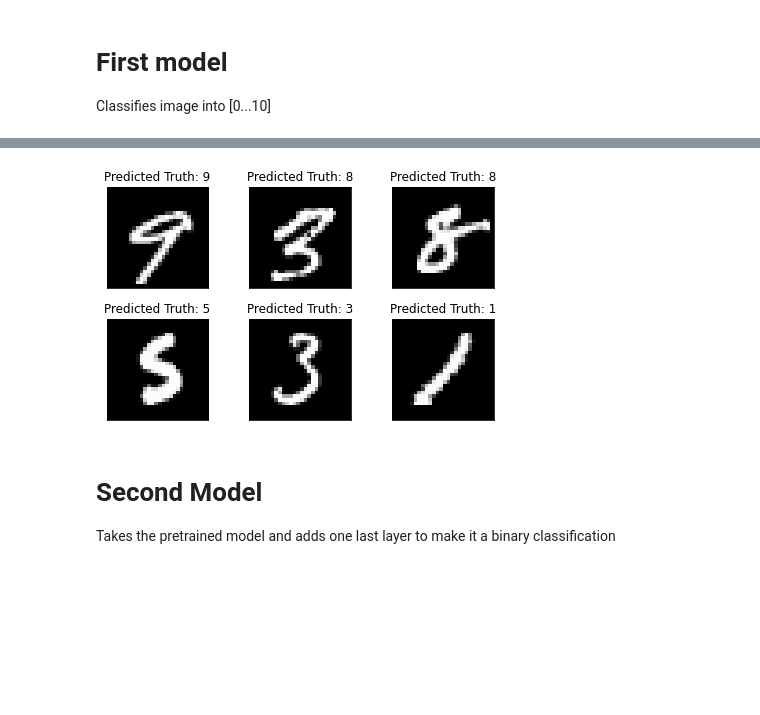
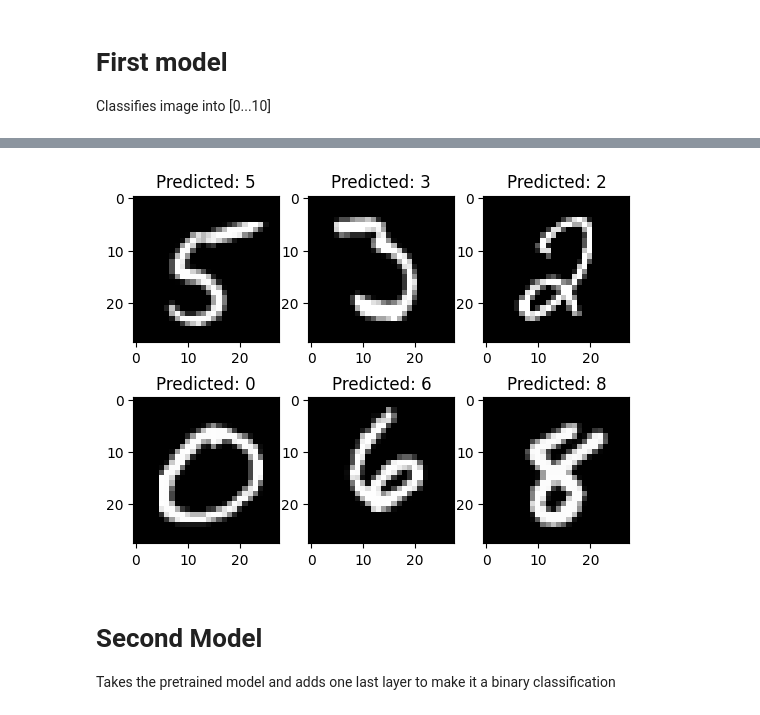
Before and after one commit to cgiova/xai_croco, a Jupyter notebook: mnist_model_train.ipynb, the cells around one changed output, grey strips where cells are left out. Cells and saved outputs as stored; diff of their text form; code cells hidden in the pictures; blank space fills up the shorter version.

```diff
--- a/mnist_model_train.ipynb
+++ b/mnist_model_train.ipynb
@@ -16,5 +17,5 @@ import matplotlib.pyplot as plt
 # %%
-batch_size_train = 64
+batch_size_train = 128
 batch_size_test = 1000
 
 
@@ -50,12 +51,0 @@ for i in range(6):
-# %%
-#PARAMETERS
-n_epochs = 3
-learning_rate = 0.01
-momentum = 0.5
-
-conv_net = ann.ConvNet()
-optimizer = optim.Adam(conv_net.parameters(), lr=learning_rate)
-# %%
-for epoch in range(1, n_epochs + 1):
-    ann.train(epoch,train_loader,conv_net,optimizer)
-    ann.test(test_loader,conv_net)
@@ -67,0 +83,7 @@ Test set: Avg. loss: 0.1159, Accuracy: 9672/10000 (97%)
+# %%
+#PARAMETERS
+learning_rate=1e-3
+num_epochs=10
+
+conv_net = ann.ConvNet()
+train_model(num_epochs,conv_net,train_loader,test_loader,learning_rate)
@@ -68,18 +101,12 @@ Test set: Avg. loss: 0.1159, Accuracy: 9672/10000 (97%)
 # %%
-examples = enumerate(test_loader)
-batch_idx, (example_data, example_targets) = next(examples)
-
-fig = plt.figure()
 for i in range(6):
     plt.subplot(2,3,i+1)
-    plt.tight_layout()
-    plt.imshow(example_data[i].view(28, 28), cmap='gray', interpolation='none')
-    predicted_class = torch.argmax(conv_net(example_data[i]), dim=1).item()
-    plt.title("Predicted Truth: {}".format(predicted_class))
-    plt.xticks([])
-    plt.yticks([])
+    plt.imshow(example_data[i].detach().view(28, 28), cmap='gray', interpolation='none')
+    predicted_class = torch.argmax(conv_net(example_data)[i]).item()
+    plt.title(f"Predicted: {predicted_class}")
+plt.show()
 # %% [output]
-[figure, old version]
+[figure, new version]
 # %% [markdown]
 # Second Model
 
```
Also changed, not shown: parts of 15 cells of this notebook, 5 other files.
